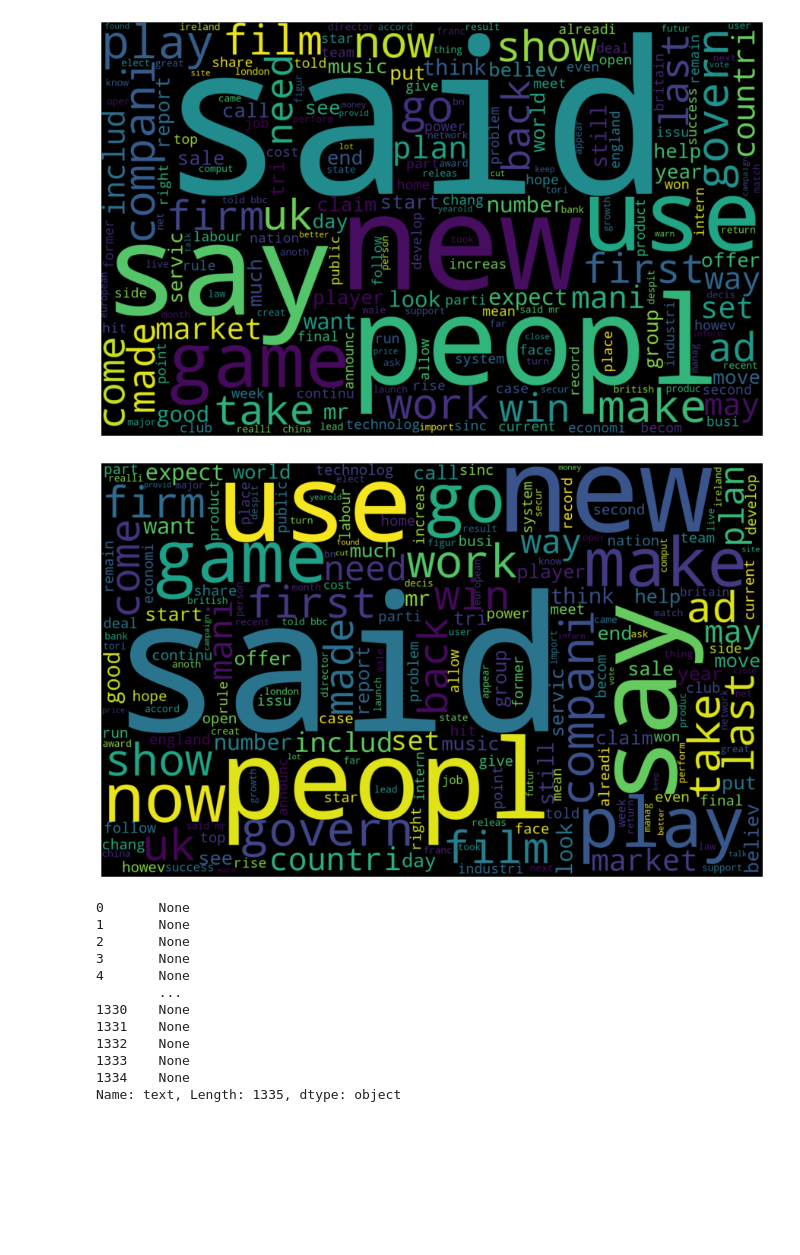
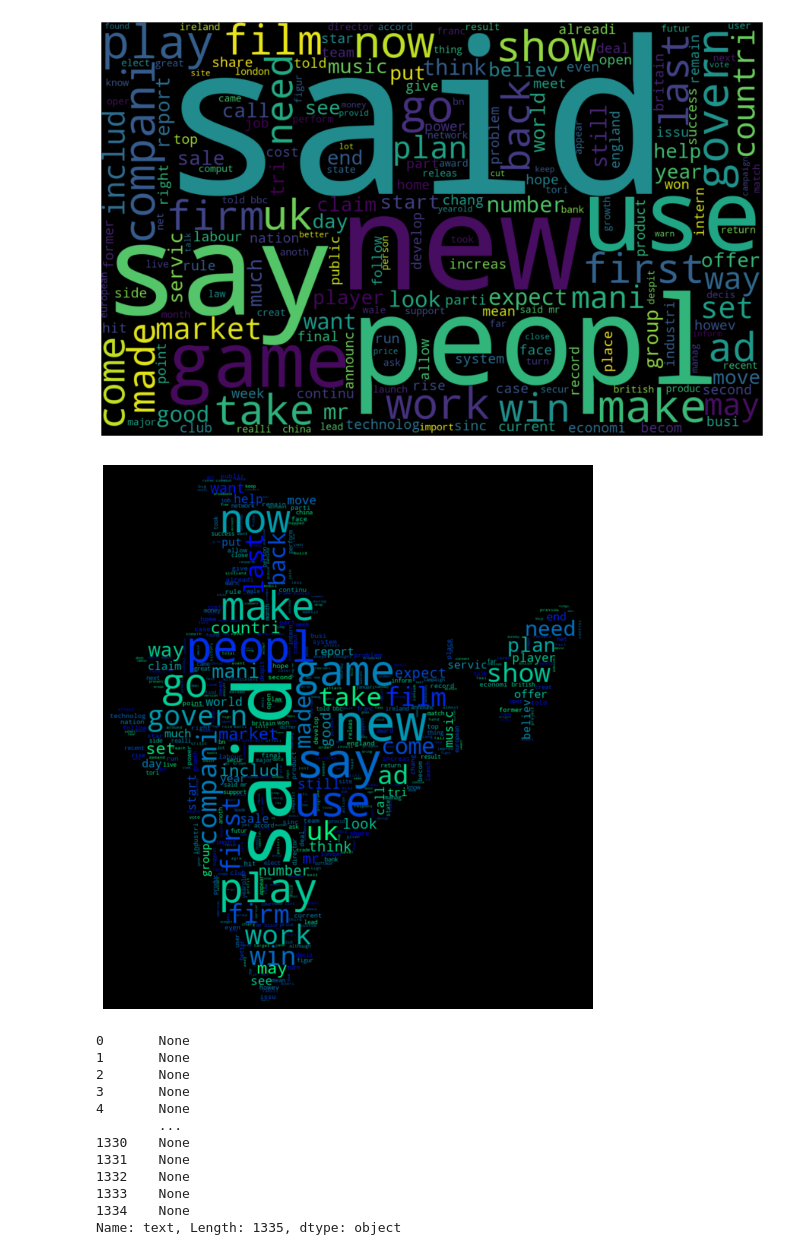
Before and after one commit to Hello49/multiclass, a Jupyter notebook: Model.ipynb, the cells around one changed output. Drawn from its saved outputs; the diff is of its cells as text; code cells hidden in the pictures; blank space fills up the shorter version.

```diff
--- a/Model.ipynb
+++ b/Model.ipynb
@@ -204,17 +204,16 @@ plt.show(word_cloud)
 # %%
 img=Image.open("Wordcloud/India.png")
 image_mask = Image.new(mode='RGB', size=img.size, color=(255, 255, 255))
 image_mask.paste(img, box=img)
 rgb_array = np.array(image_mask) # converts the image object to an array
 plt.figure( figsize=(20,10) )
-word_cloud = WordCloud(mask=rgb_array, background_color='white',
+word_cloud = WordCloud(mask=rgb_array, background_color='black',
                       max_words=500, colormap='winter').generate(" ".join(WC_Tokens))
-word_cloud = WordCloud(width=1600, height=1000)
 plt.imshow(word_cloud, interpolation='bilinear')
 plt.axis('off')
 plt.show(word_cloud)
 # %% [output]
-[figure, old version]
+[figure, new version]
 # %%
 #Word Embedding only in train
 X_train.apply(Word_Embedding)
```
